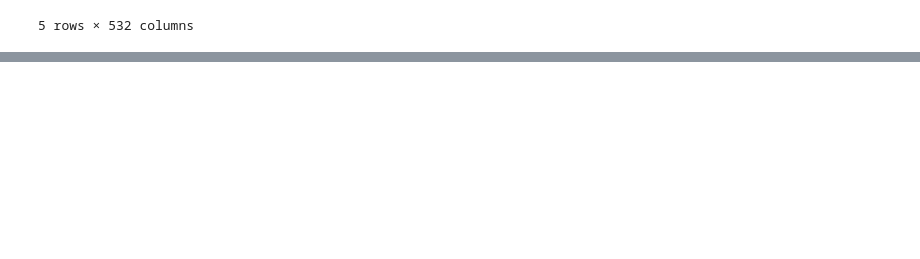
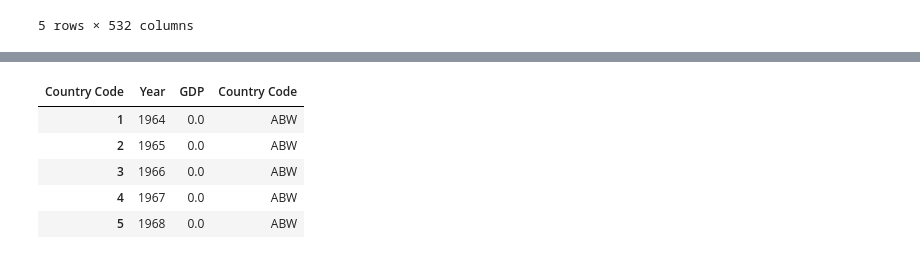
Before and after one commit to johnt1311/Olympics, a Jupyter notebook: Trey_Graham/country_code_cleaning.ipynb, the cells around one changed output, grey strips where cells are left out. Saved outputs shown, nothing was run; the diff lists cells and outputs as text; code cells hidden in the pictures; blank space fills up the shorter version.

```diff
--- a/Trey_Graham/country_code_cleaning.ipynb
+++ b/Trey_Graham/country_code_cleaning.ipynb
@@ -417,3 +457,15 @@ df_transposed.head()
+# %%
+# make a copy of the layout
+
+gdp_layout = aruba_df.copy()
+gdp_layout.head()
+# %% [output]
+| Country Code | Year | GDP | Country Code |
+| 1 | 1964 | 0.0 | ABW |
+| 2 | 1965 | 0.0 | ABW |
+| 3 | 1966 | 0.0 | ABW |
+| 4 | 1967 | 0.0 | ABW |
+| 5 | 1968 | 0.0 | ABW |
 # %%
 pivot_test = pd.pivot_table(world_bank_gdp, index=["Country Code", ])
 pivot_test.head()
```
Also changed, not shown: parts of 4 cells of this notebook, 1 other file.
